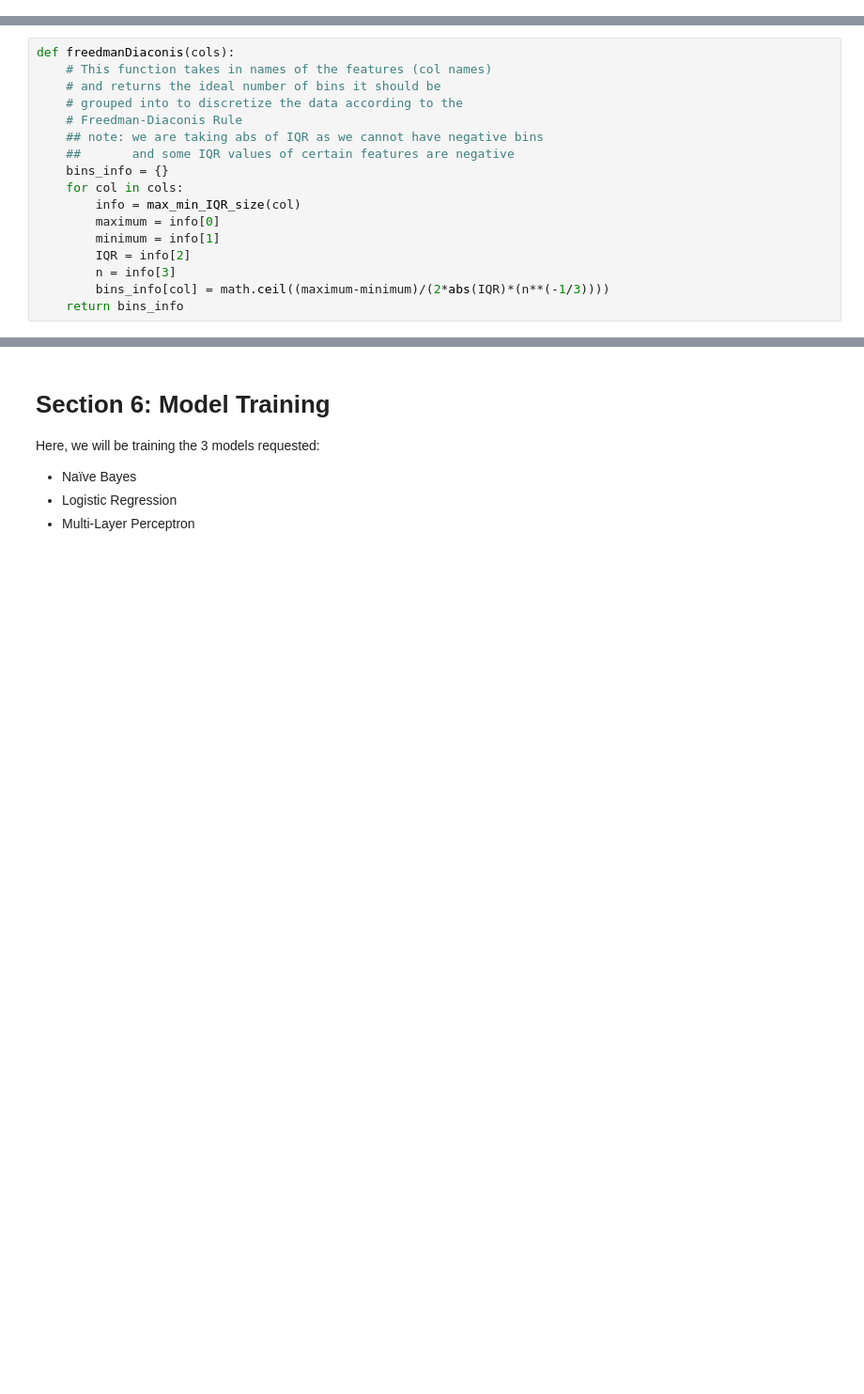
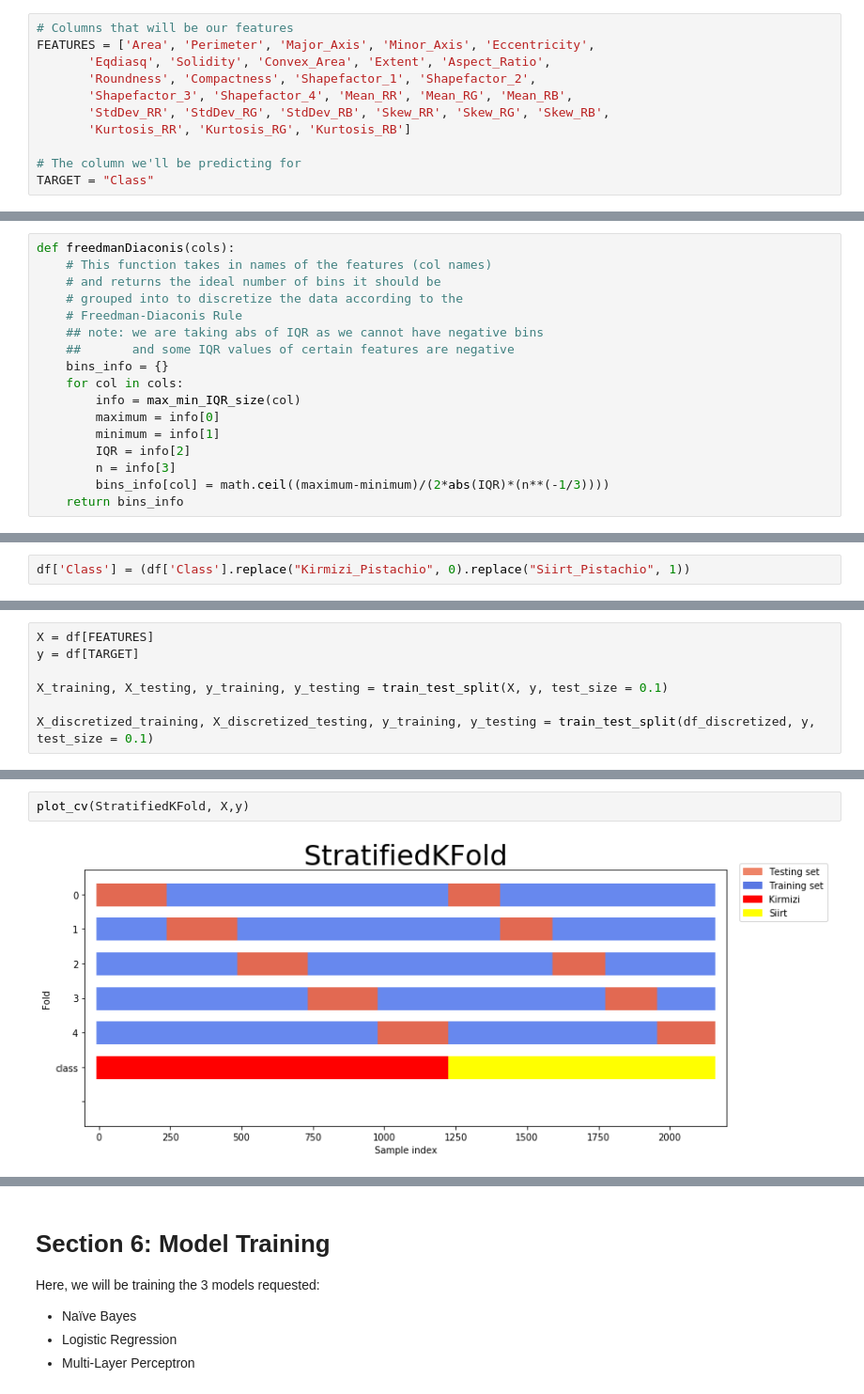
Before and after one commit to muhammedizol/csi4106, a Jupyter notebook: CSI 4106 Project 1.ipynb, the cells around one changed output, grey strips where cells are left out. Shown at 94% size. Cells and saved outputs as stored; diff of their text form; blank space fills up the shorter version.

Commit message:
Added Cross Validation and started ML Algos
Did stratified cross validation
Started naive bayes and LGBMClassifier

```diff
--- a/CSI 4106 Project 1.ipynb
+++ b/CSI 4106 Project 1.ipynb
@@ -137,3 +112,14 @@ classes
+# %%
+# Columns that will be our features
+FEATURES = ['Area', 'Perimeter', 'Major_Axis', 'Minor_Axis', 'Eccentricity',
+       'Eqdiasq', 'Solidity', 'Convex_Area', 'Extent', 'Aspect_Ratio',
+       'Roundness', 'Compactness', 'Shapefactor_1', 'Shapefactor_2',
+       'Shapefactor_3', 'Shapefactor_4', 'Mean_RR', 'Mean_RG', 'Mean_RB',
+       'StdDev_RR', 'StdDev_RG', 'StdDev_RB', 'Skew_RR', 'Skew_RG', 'Skew_RB',
+       'Kurtosis_RR', 'Kurtosis_RG', 'Kurtosis_RB']
+
+# The column we'll be predicting for
+TARGET = "Class"
 # %%
 description = df.describe()
 description
@@ -450,0 +416,2 @@ df_discretized
+# %%
+df['Class'] = (df['Class'].replace("Kirmizi_Pistachio", 0).replace("Siirt_Pistachio", 1))
@@ -450,0 +428,7 @@ df_discretized
+# %%
+X = df[FEATURES]
+y = df[TARGET]
+
+X_training, X_testing, y_training, y_testing = train_test_split(X, y, test_size = 0.1)
+
+X_discretized_training, X_discretized_testing, y_training, y_testing = train_test_split(df_discretized, y, test_size = 0.1)
@@ -450,0 +498,4 @@ df_discretized
+# %%
+plot_cv(StratifiedKFold, X,y)
+# %% [output]
+[figure, added]
```
Also changed, not shown: parts of 31 cells of this notebook.
